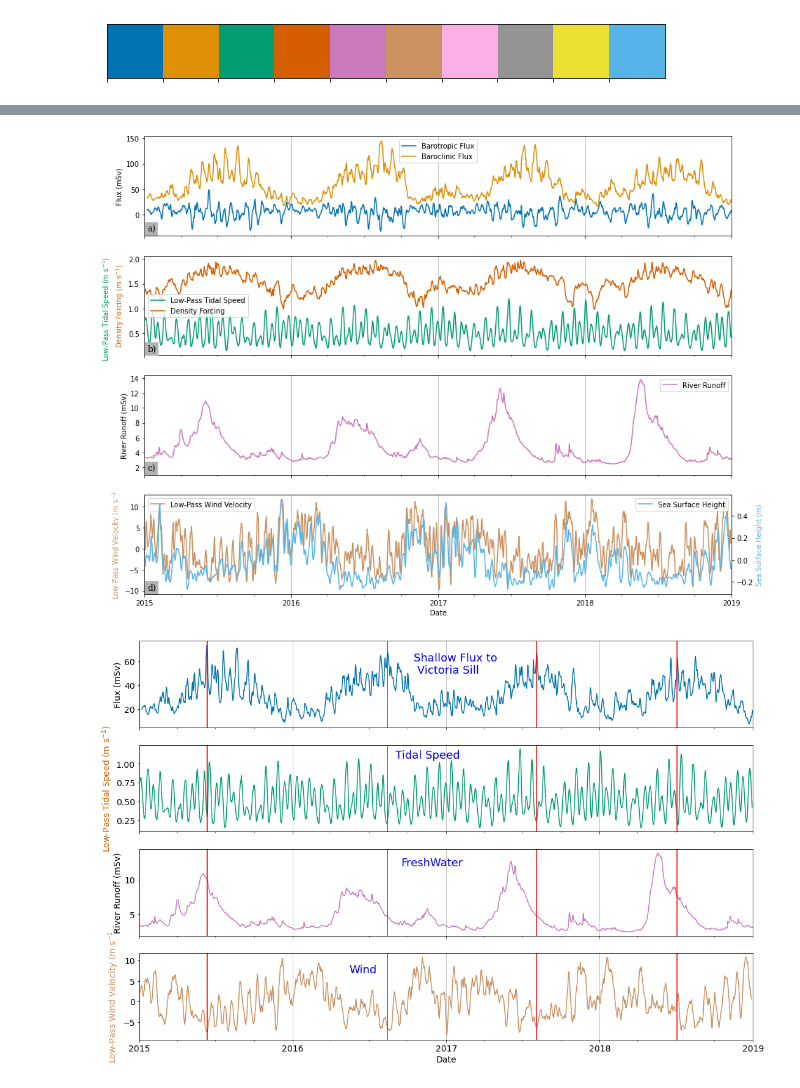
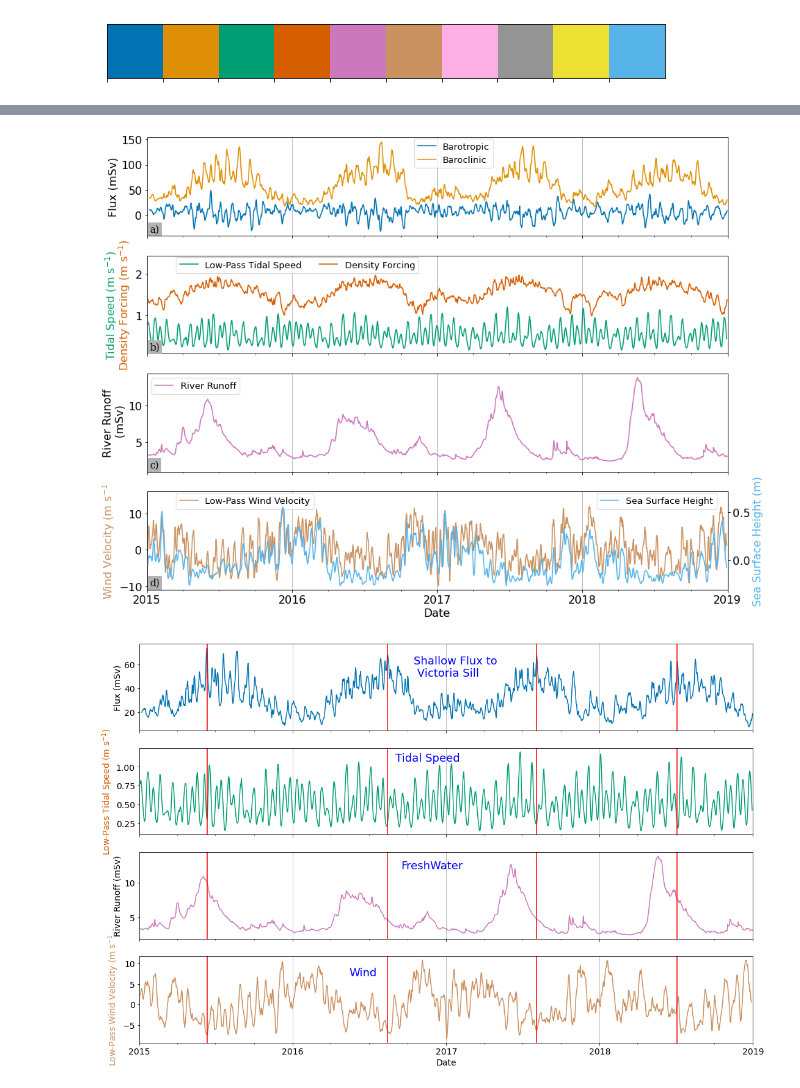
Before and after one commit to SalishSeaCast/analysis-susan, a Jupyter notebook: notebooks/Ariane/Ancillary.ipynb, the cells around one changed output, grey strips where cells are left out. Drawn from its saved outputs; the diff is of its cells as text; code cells hidden in the pictures.

```diff
--- a/notebooks/Ariane/Ancillary.ipynb
+++ b/notebooks/Ariane/Ancillary.ipynb
@@ -8,6 +8,8 @@ import pandas as pd
 import seaborn as sns
 
 %matplotlib inline
+# %%
+plt.rcParams['font.size'] = 16
 # %%
 sns.set_palette(sns.color_palette("colorblind"))
 myp = sns.color_palette('colorblind')
@@ -119,47 +135,56 @@ fig.subplots_adjust(wspace=0.25)
 
 mylabels = ['a)', 'b)', 'c)', 'd)']
 
-(barotropic.transport/1000).plot(ax=axs[0], color=myp[0], label="Barotropic Flux")
-(baroclinic.transport/1000).plot(ax=axs[0], color=myp[1], label="Baroclinic Flux")
+(barotropic.transport/1000).plot(ax=axs[0], color=myp[0], label="Barotropic")
+(baroclinic.transport/1000).plot(ax=axs[0], color=myp[1], label="Baroclinic")
+#a1l1, = axs[1].plot(low_pass_tide.index, low_pass_tide.vozocrtx, color=myp[2], label="Low-Pass Tidal Speed")
 low_pass_tide.vozocrtx.plot(ax=axs[1], color=myp[2], label="Low-Pass Tidal Speed")
+#a1l2, = axs[1].plot(densityforcing.index, densityforcing, color=myp[3], label="Density Forcing")
 densityforcing.plot(ax=axs[1], color=myp[3], label="Density Forcing")
 (SoGrunoff.rorunoff/1000).plot(ax=axs[2], color=myp[4], label="River Runoff")
 low_pass_wind.wind.plot(ax=axs[3], color=myp[5], label="Low-Pass Wind Velocity")
 axb = axs[3].twinx()
 axb.set_ylabel('Sea Surface Height (m)',color=myp[9])
 ssh.sossheig.plot(ax=axb, color=myp[9], label="Sea Surface Height")
-axb.legend(loc='upper right')
-axs[3].legend(loc='upper left')
+axb.legend(loc=[0.775, 0.82], fontsize=13)
+axb.set_ylim(None, 0.72)
 
 
 for ax in axs:
     ax.set_xlim(datetime.datetime(2015, 1, 1), datetime.datetime(2019, 1, 1))
 
-axs[1].text(datetime.datetime(2014, 9, 15), 0.0, 'Low-Pass Tidal Speed (m s$^{-1}$)', rotation=90, color=myp[2])
+axs[1].set_ylim(None, 2.45)
+axs[3].set_ylim(None, 16)
+
+axs[1].text(datetime.datetime(2014, 9, 15), 0.0, 'Tidal Speed (m s$^{-1}$)', rotation=90, color=myp[2])
 
 
 axs[3].set_xlabel('Date')
 
 axs[0].set_ylabel('Flux (mSv)')
 axs[1].set_ylabel('Density Forcing (m s$^{-1}$)', color=myp[3])
-axs[2].set_ylabel("River Runoff (mSv)")
+axs[2].set_ylabel("River Runoff\n (mSv)")
 axs[2].set_ylim(bottom=1)
-axs[3].set_ylabel('Low-Pass Wind Velocity (m s$^{-1}$', color=myp[5])
+axs[3].set_ylabel('Wind Velocity (m s$^{-1}$', color=myp[5])
 
 for j in range(3):
     axs[j].set_xticklabels([])
     axs[j].set_xlabel('')
     axs[j].legend(loc='best')
+axs[0].legend(loc=(0.46, 0.69), fontsize=13)
+axs[1].legend(loc=(0.05, 0.82), fontsize=13, ncol=2)
+axs[2].legend(loc='best', fontsize=13)
+axs[3].legend(loc=[0.05, 0.82], fontsize=13)
 for j in range(4):
     axs[j].grid(axis='x')
     axs[j].text(0.005, 0.02, mylabels[j], transform=axs[j].transAxes,
-        fontsize=12, verticalalignment='bottom', fontfamily='serif',
+        fontsize=14, verticalalignment='bottom', fontfamily='serif',
         bbox=dict(facecolor='0.7', edgecolor='none', pad=3.0))
 
 plt.savefig('Ancillary_sup.pdf')
 plt.savefig('Ancillary_sup.png')
 # %% [output]
-[figure, old version]
+[figure, new version]
 # %%
 plt.rcParams['font.size'] = 14
 # %%
```
Also changed, not shown: parts of 1 cell of this notebook, 4 other files.
